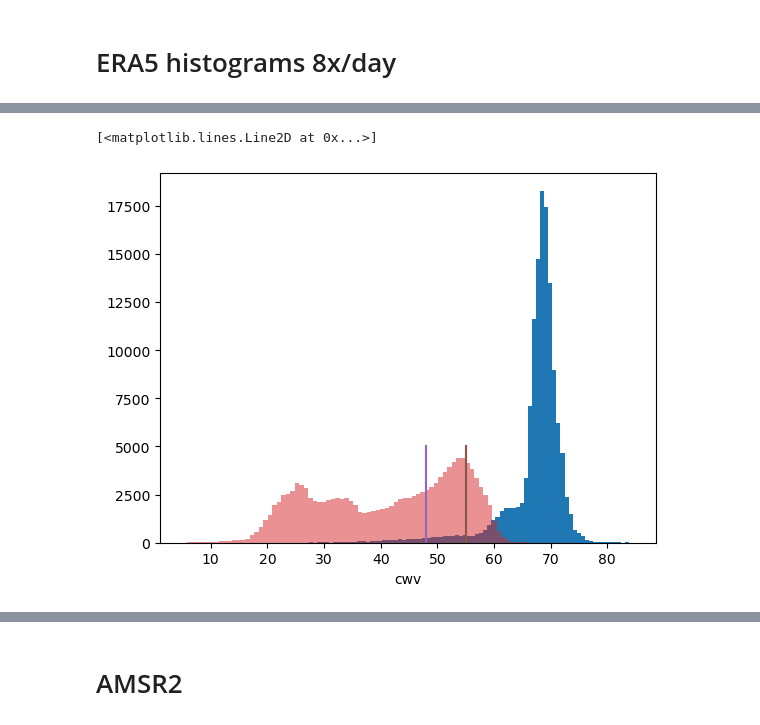
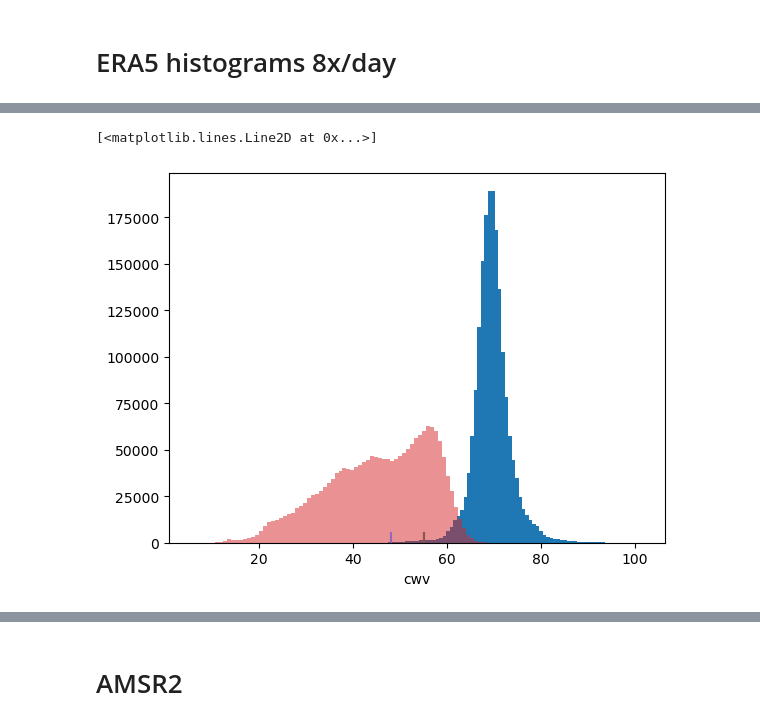
Before and after one commit to snigsam/VaporLakes, a Jupyter notebook: Histograms_of_tqv_ERA5.ipynb, the cells around one changed output, grey strips where cells are left out. Cells and saved outputs as stored; diff of their text form; code cells hidden in the pictures.

```diff
--- a/Histograms_of_tqv_ERA5.ipynb
+++ b/Histograms_of_tqv_ERA5.ipynb
@@ -18,7 +18,7 @@ import matplotlib.pyplot as plt
 /Users/bmapes/Box/VaporLakes/data/era5_cwv_that_2014/era5_cwv_that_2014_01_08.nc
 /Users/bmapes/Box/VaporLakes/data/era5_cwv_that_2014/era5_cwv_that_2014_01_09.nc
 # %%
-ds = xr.open_mfdataset('/Users/bmapes/Box/VaporLakes/data/era5_cwv_that_2014/era5_cwv_that_2014_01_01.nc',
+ds = xr.open_mfdataset('/Users/bmapes/Box/VaporLakes/data/era5_cwv_that_2014/era5_cwv_that_2014_??_01.nc',
                       combine="nested") # pool data, ignore time coordinate not being monotonic
 ds
 # %% [output]
@@ -41,9 +65,9 @@ Data variables:
 # %%
 # WEIO box 40-75, -15 to 15 as used in MERRA2 histogram
-WEIO = ds.sel(lat=slice(-15,15),lon=slice(40,75))
+WEIO = ds.sel(lat=slice(-15,15),lon=slice(50,90))
 WEIO.cwv_sat.plot(bins=81); plt.plot([48,48],[0,5000]); plt.plot([55,55],[0,5000])
 WEIO.cwv.plot(bins=81, alpha=0.5); plt.plot([48,48],[0,5000]); plt.plot([55,55],[0,5000])
 # %% [output]
 [<matplotlib.lines.Line2D at 0x...>]
-[figure, old version]
+[figure, new version]
 # %%
```
Also changed, not shown: parts of 7 cells of this notebook.
